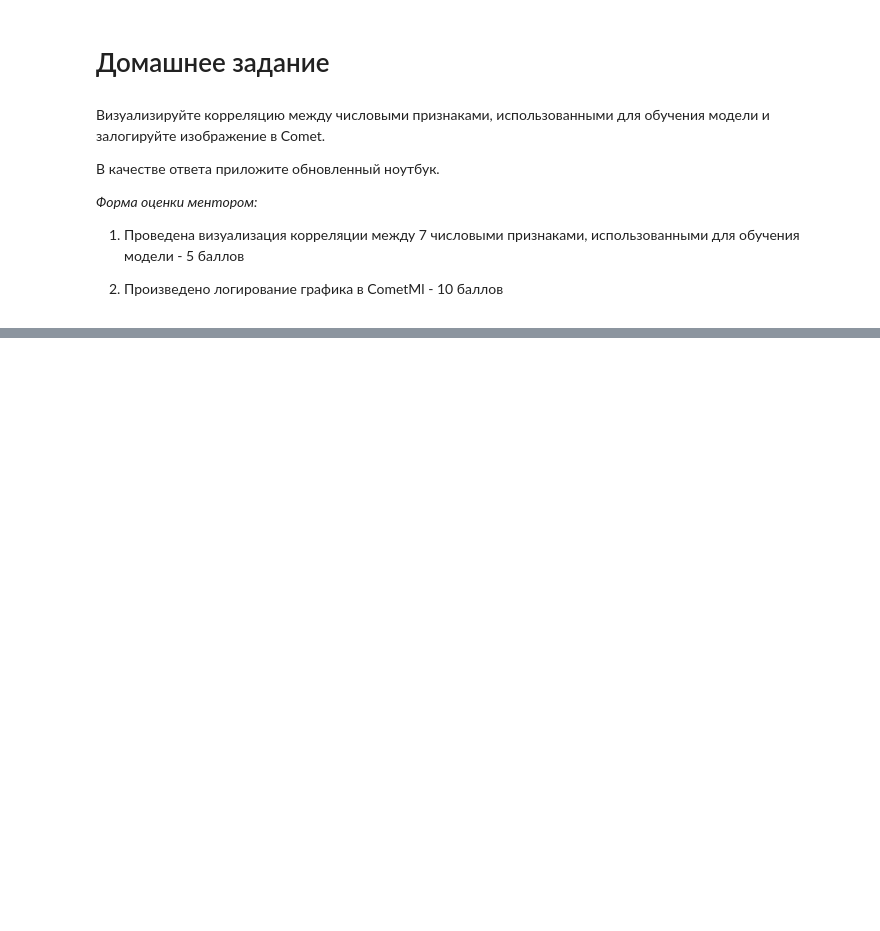
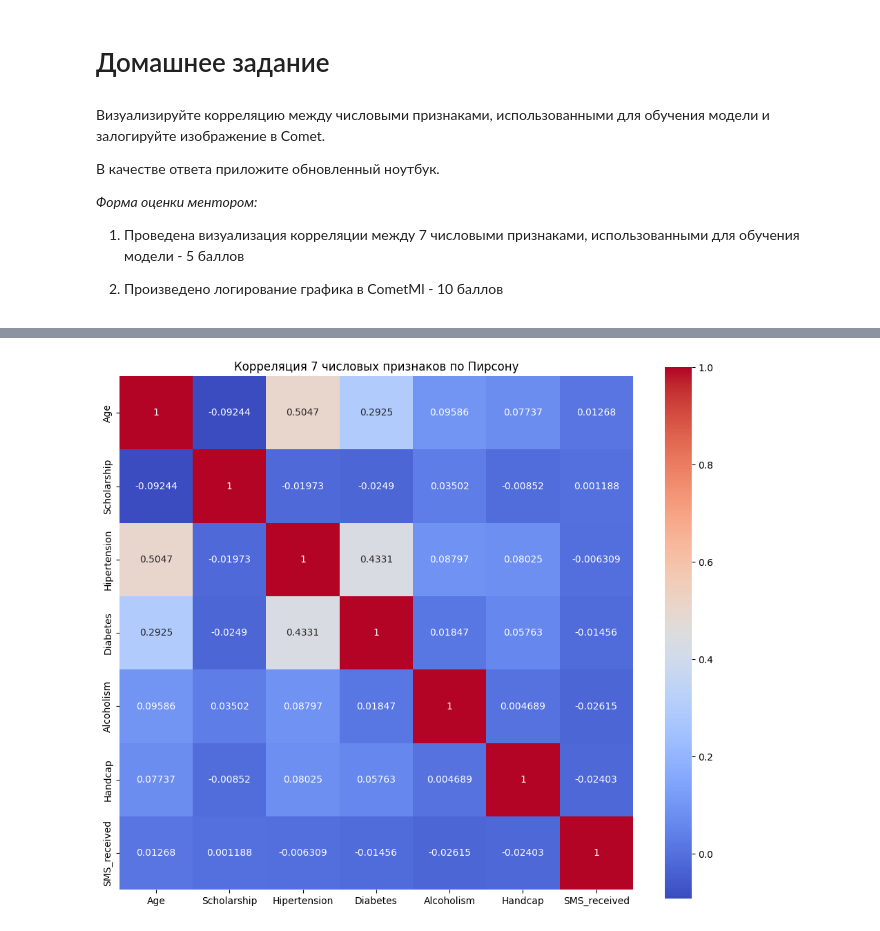
Before and after one commit to metalin37/Skillfactory, a Jupyter notebook: EDA/EDA-6. Проектирование экспериментов/_assets_courseware_v1_7c0f2ada65f2515b819eb2bce94bd1bb_asset-v1_SkillFactory+DST-3.0+28FEB2021+type@asset+block_noshowappointments_cometml.ipynb, the cells around one changed output, grey strips where cells are left out. Drawn from its saved outputs; the diff is of its cells as text; code cells hidden in the pictures; blank space fills up the shorter version.

```diff
--- a/EDA/EDA-6. Проектирование экспериментов/_assets_courseware_v1_7c0f2ada65f2515b819eb2bce94bd1bb_asset-v1_SkillFactory+DST-3.0+28FEB2021+type@asset+block_noshowappointments_cometml.ipynb
+++ b/EDA/EDA-6. Проектирование экспериментов/_assets_courseware_v1_7c0f2ada65f2515b819eb2bce94bd1bb_asset-v1_SkillFactory+DST-3.0+28FEB2021+type@asset+block_noshowappointments_cometml.ipynb
@@ -254,3 +236,22 @@ COMET INFO: The Python SDK has 3600 seconds to finish before aborting...
 1) Проведена визуализация корреляции между 7 числовыми признаками, использованными для обучения модели - 5 баллов
 
 2) Произведено логирование графика в CometMl - 10 баллов
+# %%
+# создаем копию датасета
+numeric_data = df.copy()
+
+# убираем нечисловые признаки
+numeric_data.drop(columns=[
+    'PatientId',
+    'AppointmentID',
+    'Gender',
+    'ScheduledDay',
+    'AppointmentDay',
+    'Neighbourhood',
+    'No-show'
+    ],
+    inplace=True
+)
+
+# сверяемся с типом признаков
+numeric_data.info()
@@ -256,0 +273,23 @@ COMET INFO: The Python SDK has 3600 seconds to finish before aborting...
+# %%
+# формируем полотно
+plt.figure(figsize=(12, 10))
+
+# строим график
+ax = sns.heatmap(
+    numeric_data.corr(method='pearson', numeric_only=True),
+    annot = True,
+    fmt='.4g',
+    cmap='coolwarm',
+    square=True,
+)
+
+# меняем заголовок графика
+ax.set_title('Корреляция 7 числовых признаков по Пирсону')
+
+# логируем график
+experiment.log_figure(figure=plt)
+
+# отображаем график
+plt.show()
+# %% [output]
+[figure, added]
```
Also changed, not shown: parts of 7 cells of this notebook.
